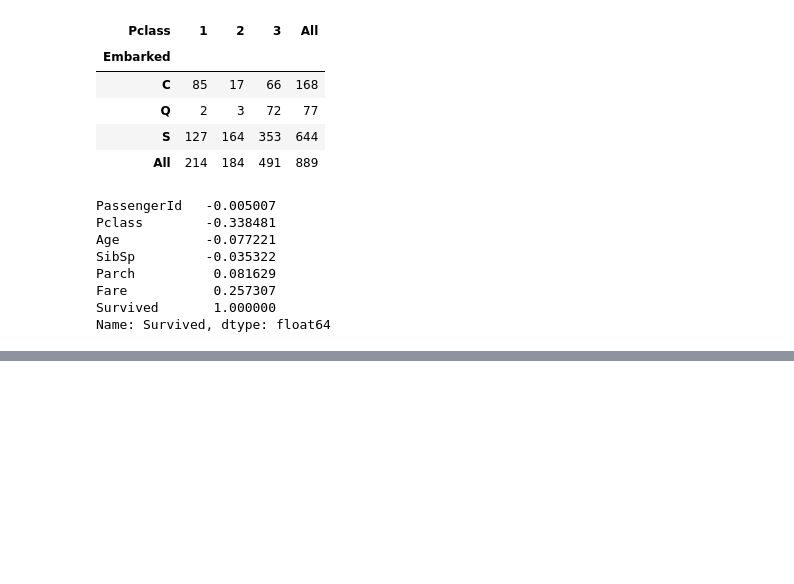
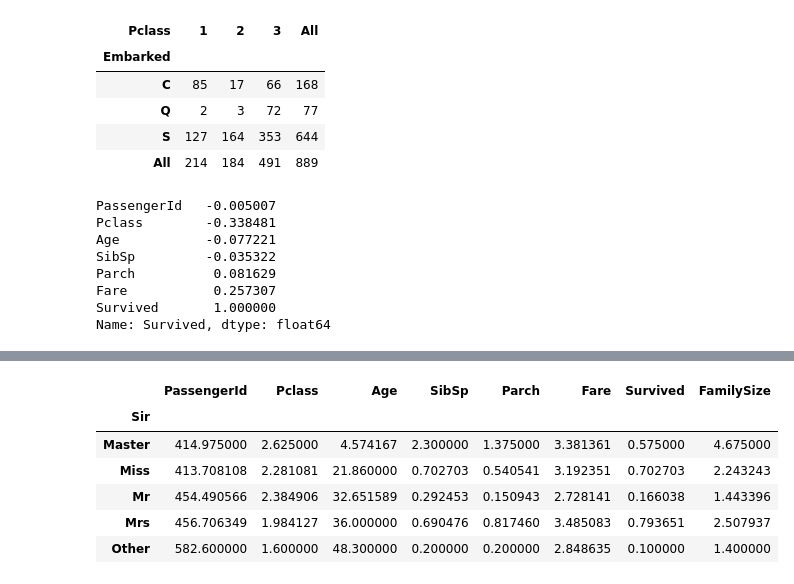
Before and after one commit to Mujoung-Kim/Spart_study, a Jupyter notebook: code/Titanic.ipynb, the cells around one changed output, grey strips where cells are left out. Cells and saved outputs as stored; diff of their text form; code cells hidden in the pictures; blank space fills up the shorter version.

```diff
--- a/code/Titanic.ipynb
+++ b/code/Titanic.ipynb
@@ -211,0 +388,10 @@ Name: Survived, dtype: float64
+# %%
+df_train.groupby('Sir').mean()
+# %% [output]
+|  | PassengerId | Pclass | Age | SibSp | Parch | Fare | Survived | FamilySize |
+| Sir |  |  |  |  |  |  |  |  |
+| Master | 414.975000 | 2.625000 | 4.574167 | 2.300000 | 1.375000 | 3.381361 | 0.575000 | 4.675000 |
+| Miss | 413.708108 | 2.281081 | 21.860000 | 0.702703 | 0.540541 | 3.192351 | 0.702703 | 2.243243 |
+| Mr | 454.490566 | 2.384906 | 32.651589 | 0.292453 | 0.150943 | 2.728141 | 0.166038 | 1.443396 |
+| Mrs | 456.706349 | 1.984127 | 36.000000 | 0.690476 | 0.817460 | 3.485083 | 0.793651 | 2.507937 |
+| Other | 582.600000 | 1.600000 | 48.300000 | 0.200000 | 0.200000 | 2.848635 | 0.100000 | 1.400000 |
```
Also changed, not shown: parts of 31 cells of this notebook.
